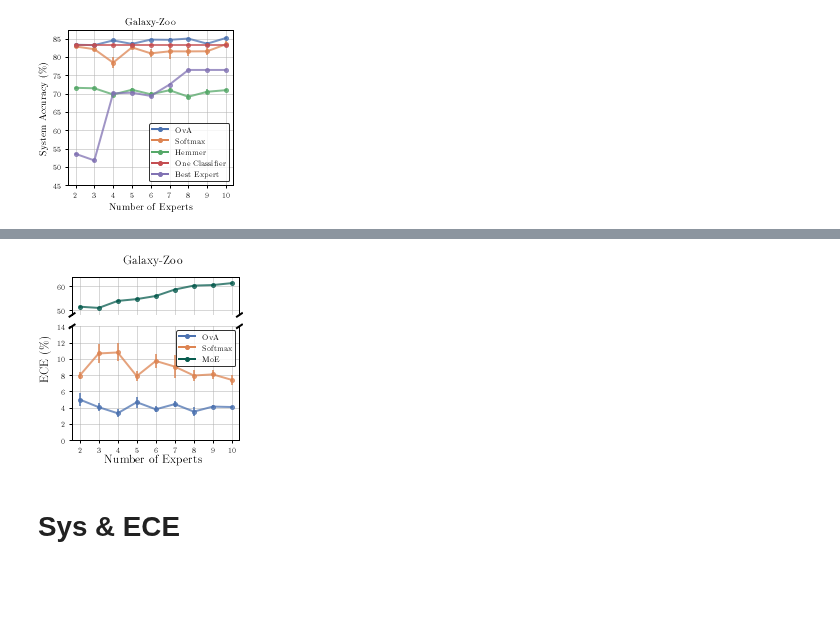
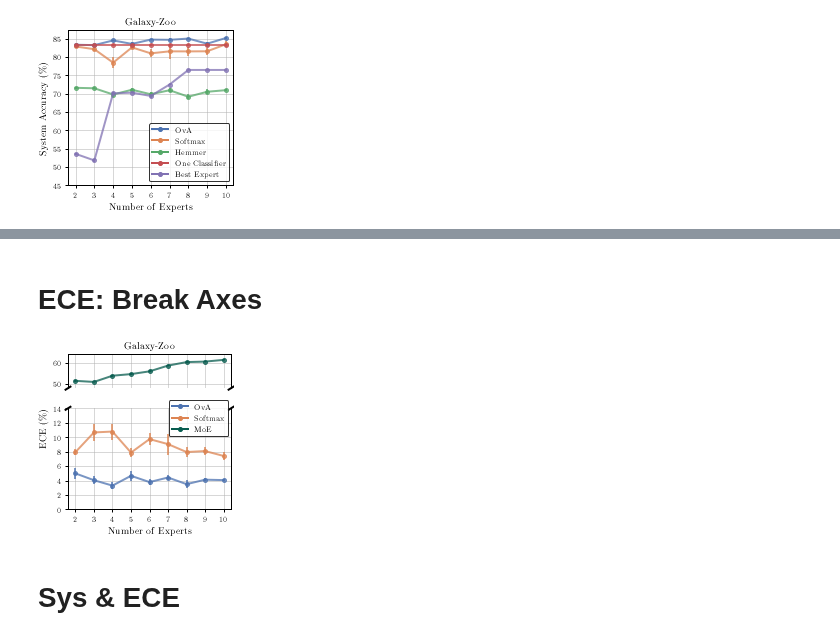
Before and after one commit to rajevv/Multi_L2D, a Jupyter notebook: Galaxy-Zoo/GalaxyZooRebuttal.ipynb, the cells around one changed output, grey strips where cells are left out. Drawn from its saved outputs; the diff is of its cells as text; code cells hidden in the pictures; blank space fills up the shorter version.

Commit message:
Update Galaxy-Zoo results for ICML.

```diff
--- a/Galaxy-Zoo/GalaxyZooRebuttal.ipynb
+++ b/Galaxy-Zoo/GalaxyZooRebuttal.ipynb
@@ -266,10 +262,12 @@ fig.savefig("galaxy_zoo_ece.pdf")
+# %% [markdown]
+# ECE: Break Axes
 # %%
 exp_list = np.arange(2, 11)
 
 
-fig, (ax1, ax2) = plt.subplots(2, 1, figsize=(3,3), layout="constrained",
+fig, (ax1, ax2) = plt.subplots(2, 1, figsize=(3,3), layout="tight",
                                sharex=True, gridspec_kw={'height_ratios': [1,3]})
-fig.subplots_adjust(hspace=0.15)  # adjust space between axes
+# fig.subplots_adjust(hspace=0.15)  # adjust space between axes
 
 # ===============================================================================================================
 # OvA
@@ -291,19 +289,17 @@ ax1.errorbar(exp_list, hemmer_ece_mean, yerr=hemmer_ece_std,
 ax2.errorbar(exp_list, hemmer_ece_mean, yerr=hemmer_ece_std,
                 alpha=0.75, label="Softmax", **hemmer_args_trained)
 
-
-
 # === ax1 lim ===
 ax1.set_ylim(48, 64)
 # === ax2 lim ===
 ax2.set_ylim(0, 14)
 ax2.set_xticks(exp_list)
 # ax2.set_xlabel(r"Number of Experts")
+ax2.set_yticks(np.array([0, 2, 4, 6, 8, 10, 12, 14]))
 
 # === remove the bottom border from the top plot and the upper border from the bottom plot ===
 ax1.spines['bottom'].set_visible(False)
 ax1.spines['bottom'].set_visible(False)
-
 # === ax1.spines['right'].set_visible(False)
 ax2.spines['top'].set_visible(False)
 # ax2.spines['right'].set_visible(False)
@@ -311,41 +307,39 @@ ax1.xaxis.tick_top()
 ax1.tick_params(labeltop=False)  # don't put tick labels at the top
 ax2.xaxis.tick_bottom()
 
 # === show only top x-axis tick marks on the top plot ===
 ax1.tick_params(
     axis='x',          # changes apply to the x-axis
     which='both',      # both major and minor ticks are affected
     bottom=False,      # ticks along the bottom edge are off
     top=False,         # ticks along the top edge are off
     labelbottom=False) # labels along the bottom edge are off
 
 addBreakClips(ax1,ax2, ax_ratio=3)
 
-
-
 # === Grid ===
 ax1.grid()
 ax2.grid()
 
 # === Legend ===
 ova_leg = mlines.Line2D([], [], label='OvA', **ova_args)
 softmax_leg = mlines.Line2D([], [], label='Softmax', **softmax_args)
 hemmer_leg = mlines.Line2D([], [], label='MoE', **hemmer_args_trained)
 legend_list = [ova_leg, softmax_leg, hemmer_leg]
 
 
-plt.legend(handles=legend_list, loc='best', ncol=1, fancybox=True)
+plt.legend(handles=legend_list, loc='center', bbox_to_anchor=(0.8, 0.9), ncol=1, fancybox=True)
 
 # Set common y labels
-fig.supxlabel(r"Number of Experts")
-fig.supylabel(r"ECE $(\%)$", ha="center", va="center",  x=0, y=0.5)
 # === Save ===
-fig.suptitle("Galaxy-Zoo")
+ax1.set_title("Galaxy-Zoo")
+ax2.set_xlabel(r"Number of Experts")
+ax2.set_ylabel(r"ECE $(\%)$", loc="top")
 
-# fig.tight_layout()
+fig.tight_layout()
 fig.savefig("galaxy_zoo_ece.pdf")
 # %% [output]
-[figure, old version]
+[figure, new version]
 # %% [markdown]
 # Sys & ECE
 # %%
```
Also changed, not shown: parts of 4 cells of this notebook, 2 other files.
